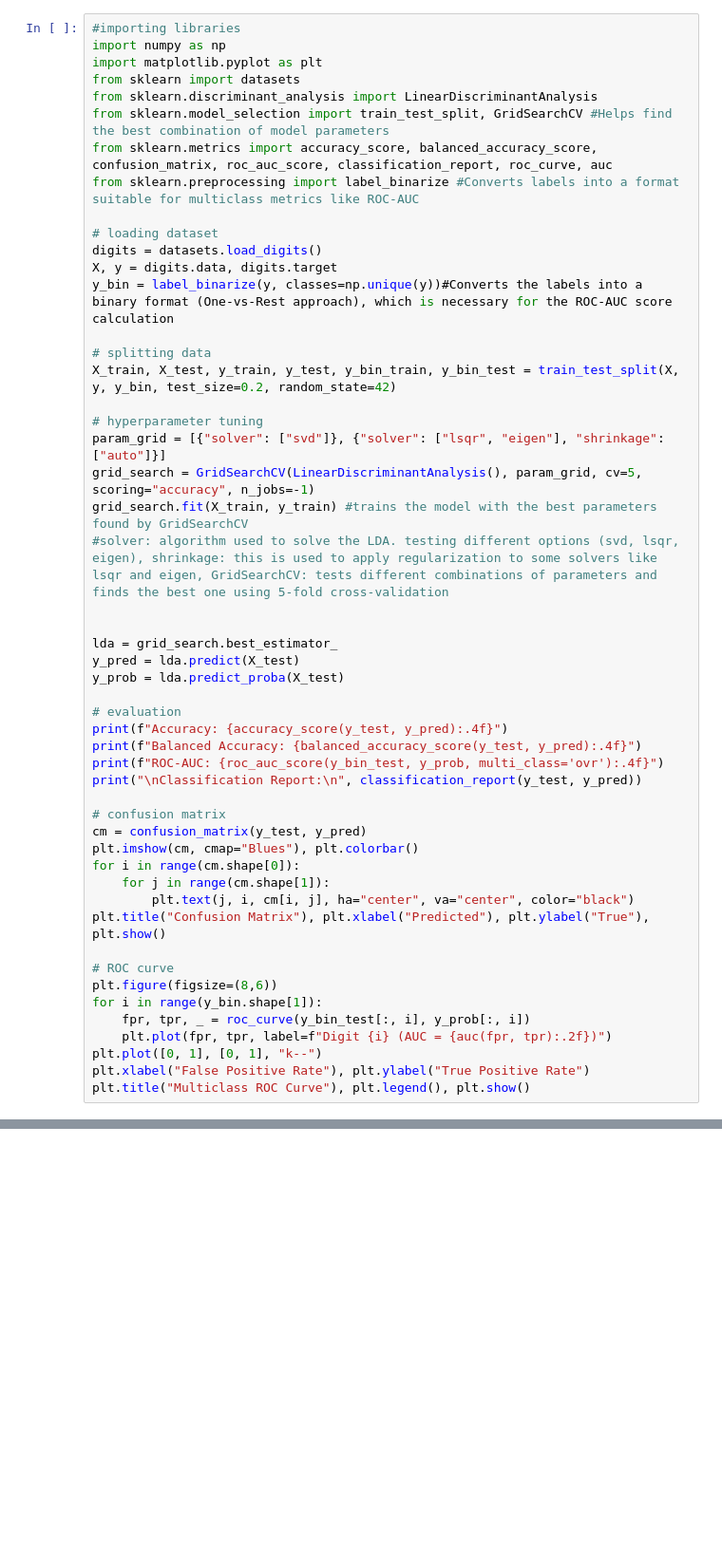
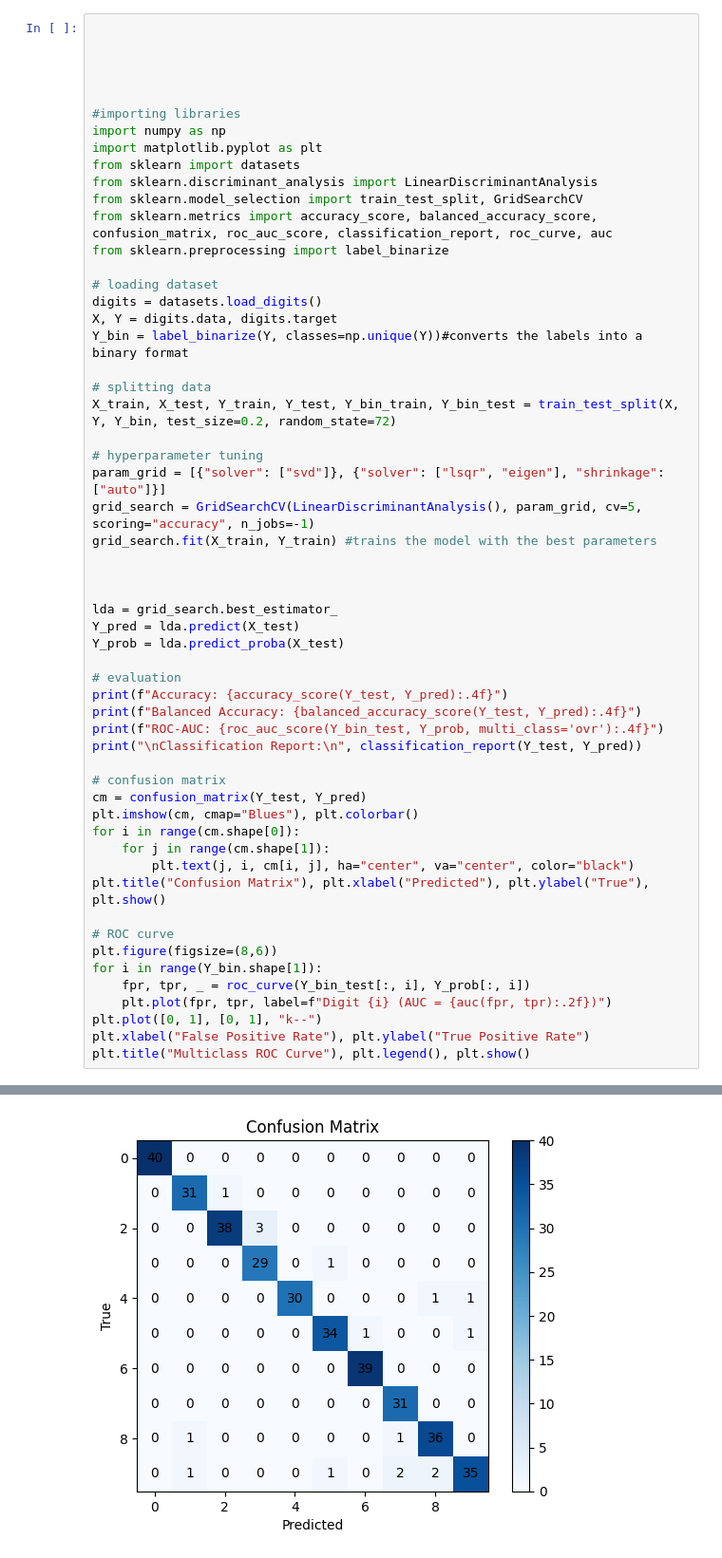
Before and after one commit to reghuramk/ml-group-project, a Jupyter notebook: bhumika/lda.ipynb, the cells around one changed output, grey strips where cells are left out. Shown at 95% size. Drawn from its saved outputs; the diff is of its cells as text; blank space fills up the shorter version.

```diff
--- a/bhumika/lda.ipynb
+++ b/bhumika/lda.ipynb
@@ -1,40 +1,45 @@
 # %%
+
+
+
+
+
 #importing libraries
 import numpy as np
 import matplotlib.pyplot as plt
 from sklearn import datasets
 from sklearn.discriminant_analysis import LinearDiscriminantAnalysis
-from sklearn.model_selection import train_test_split, GridSearchCV #Helps find the best combination of model parameters
+from sklearn.model_selection import train_test_split, GridSearchCV
 from sklearn.metrics import accuracy_score, balanced_accuracy_score, confusion_matrix, roc_auc_score, classification_report, roc_curve, auc
-from sklearn.preprocessing import label_binarize #Converts labels into a format suitable for multiclass metrics like ROC-AUC
+from sklearn.preprocessing import label_binarize
 
 # loading dataset
 digits = datasets.load_digits()
-X, y = digits.data, digits.target
-y_bin = label_binarize(y, classes=np.unique(y))#Converts the labels into a binary format (One-vs-Rest approach), which is necessary for the ROC-AUC score calculation
+X, Y = digits.data, digits.target
+Y_bin = label_binarize(Y, classes=np.unique(Y))#converts the labels into a binary format
 
 # splitting data
-X_train, X_test, y_train, y_test, y_bin_train, y_bin_test = train_test_split(X, y, y_bin, test_size=0.2, random_state=42)
+X_train, X_test, Y_train, Y_test, Y_bin_train, Y_bin_test = train_test_split(X, Y, Y_bin, test_size=0.2, random_state=72)
 
 # hyperparameter tuning
 param_grid = [{"solver": ["svd"]}, {"solver": ["lsqr", "eigen"], "shrinkage": ["auto"]}]
 grid_search = GridSearchCV(LinearDiscriminantAnalysis(), param_grid, cv=5, scoring="accuracy", n_jobs=-1)
-grid_search.fit(X_train, y_train) #trains the model with the best parameters found by GridSearchCV
-#solver: algorithm used to solve the LDA. testing different options (svd, lsqr, eigen), shrinkage: this is used to apply regularization to some solvers like lsqr and eigen, GridSearchCV: tests different combinations of parameters and finds the best one using 5-fold cross-validation
+grid_search.fit(X_train, Y_train) #trains the model with the best parameters
+
 
 
 lda = grid_search.best_estimator_
-y_pred = lda.predict(X_test)
-y_prob = lda.predict_proba(X_test)
+Y_pred = lda.predict(X_test)
+Y_prob = lda.predict_proba(X_test)
 
 # evaluation
-print(f"Accuracy: {accuracy_score(y_test, y_pred):.4f}")
-print(f"Balanced Accuracy: {balanced_accuracy_score(y_test, y_pred):.4f}")
-print(f"ROC-AUC: {roc_auc_score(y_bin_test, y_prob, multi_class='ovr'):.4f}")
-print("\nClassification Report:\n", classification_report(y_test, y_pred))
+print(f"Accuracy: {accuracy_score(Y_test, Y_pred):.4f}")
+print(f"Balanced Accuracy: {balanced_accuracy_score(Y_test, Y_pred):.4f}")
+print(f"ROC-AUC: {roc_auc_score(Y_bin_test, Y_prob, multi_class='ovr'):.4f}")
+print("\nClassification Report:\n", classification_report(Y_test, Y_pred))
 
 # confusion matrix
-cm = confusion_matrix(y_test, y_pred)
+cm = confusion_matrix(Y_test, Y_pred)
 plt.imshow(cm, cmap="Blues"), plt.colorbar()
 for i in range(cm.shape[0]):
     for j in range(cm.shape[1]):
@@ -43,9 +48,10 @@ plt.title("Confusion Matrix"), plt.xlabel("Predicted"), plt.ylabel("True"), plt.
 
 # ROC curve
 plt.figure(figsize=(8,6))
-for i in range(y_bin.shape[1]):
-    fpr, tpr, _ = roc_curve(y_bin_test[:, i], y_prob[:, i])
+for i in range(Y_bin.shape[1]):
+    fpr, tpr, _ = roc_curve(Y_bin_test[:, i], Y_prob[:, i])
     plt.plot(fpr, tpr, label=f"Digit {i} (AUC = {auc(fpr, tpr):.2f})")
 plt.plot([0, 1], [0, 1], "k--")
 plt.xlabel("False Positive Rate"), plt.ylabel("True Positive Rate")
 plt.title("Multiclass ROC Curve"), plt.legend(), plt.show()
+# %% [output]
@@ -51,0 +75 @@ plt.title("Multiclass ROC Curve"), plt.legend(), plt.show()
+[figure, added]
```
Also changed, not shown: parts of 1 cell of this notebook.
